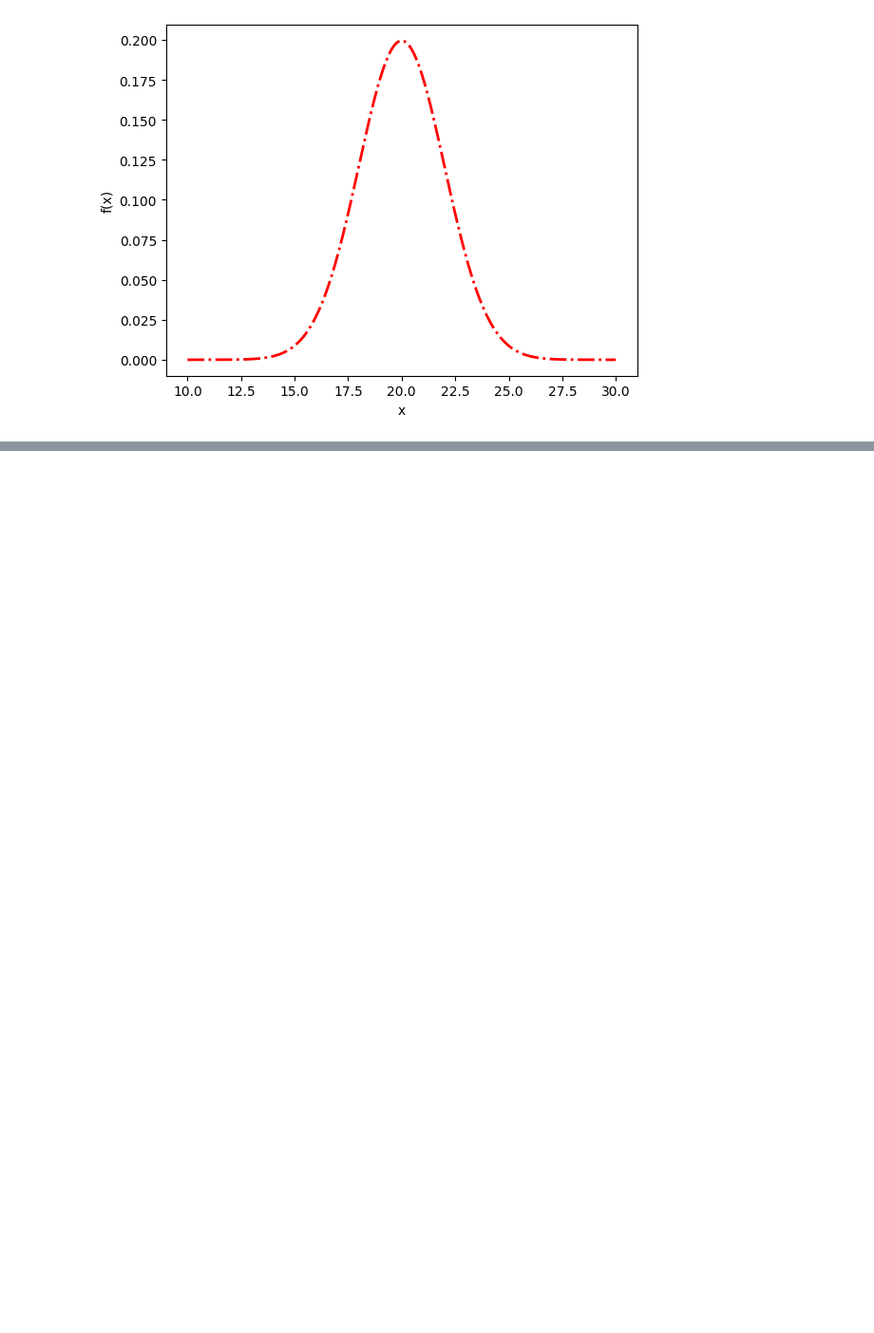
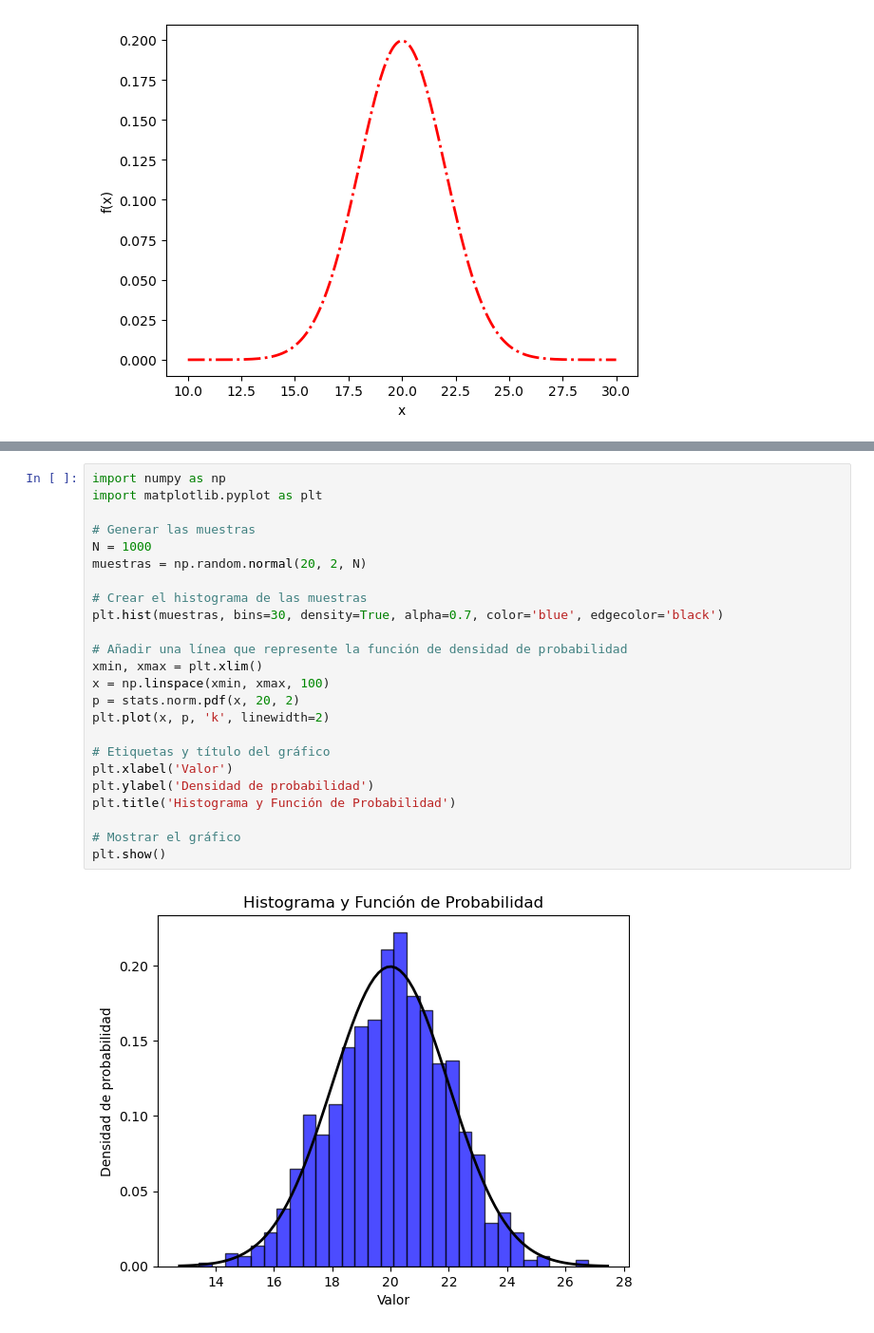
Before and after one commit to josegarcia19809/Data-Analysis-with-Pandas-and-Python, a Jupyter notebook: Estadistica_basica_2.ipynb, the cells around one changed output, grey strips where cells are left out. Shown: that part at 95% size. Drawn from its saved outputs; the diff is of its cells as text; blank space fills up the shorter version.

```diff
--- a/Estadistica_basica_2.ipynb
+++ b/Estadistica_basica_2.ipynb
@@ -71,0 +182,26 @@ plt.ylabel('f(x)');  #Etiqueta del eje vertical
+# %%
+import numpy as np
+import matplotlib.pyplot as plt
+
+# Generar las muestras
+N = 1000
+muestras = np.random.normal(20, 2, N)
+
+# Crear el histograma de las muestras
+plt.hist(muestras, bins=30, density=True, alpha=0.7, color='blue', edgecolor='black')
+
+# Añadir una línea que represente la función de densidad de probabilidad
+xmin, xmax = plt.xlim()
+x = np.linspace(xmin, xmax, 100)
+p = stats.norm.pdf(x, 20, 2)
+plt.plot(x, p, 'k', linewidth=2)
+
+# Etiquetas y título del gráfico
+plt.xlabel('Valor')
+plt.ylabel('Densidad de probabilidad')
+plt.title('Histograma y Función de Probabilidad')
+
+# Mostrar el gráfico
+plt.show()
+# %% [output]
+[figure, added]
```
Also changed, not shown: parts of 13 cells of this notebook.
